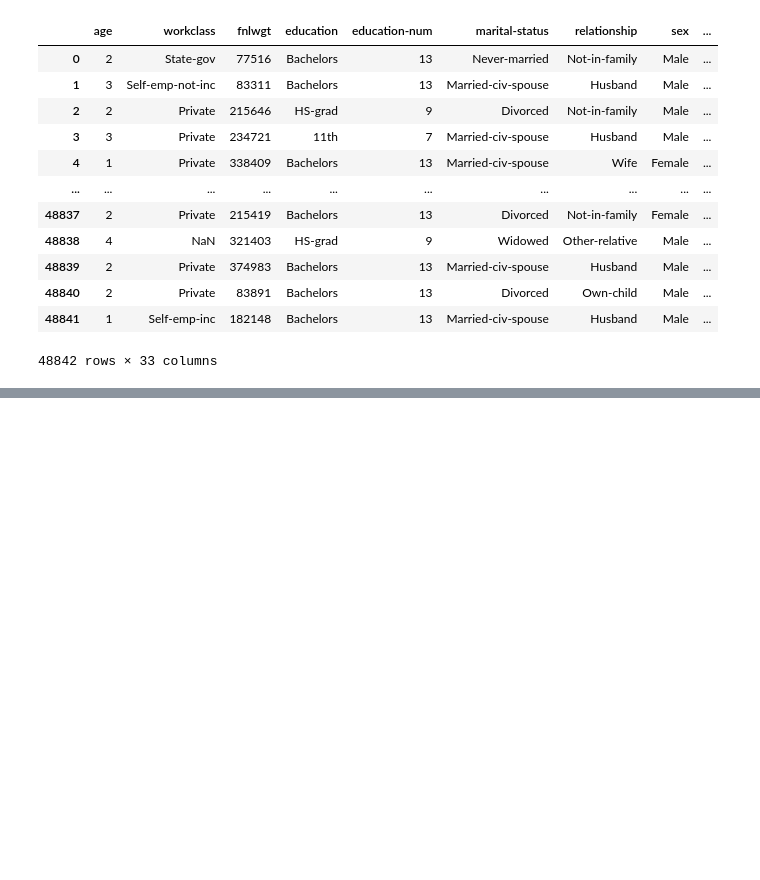
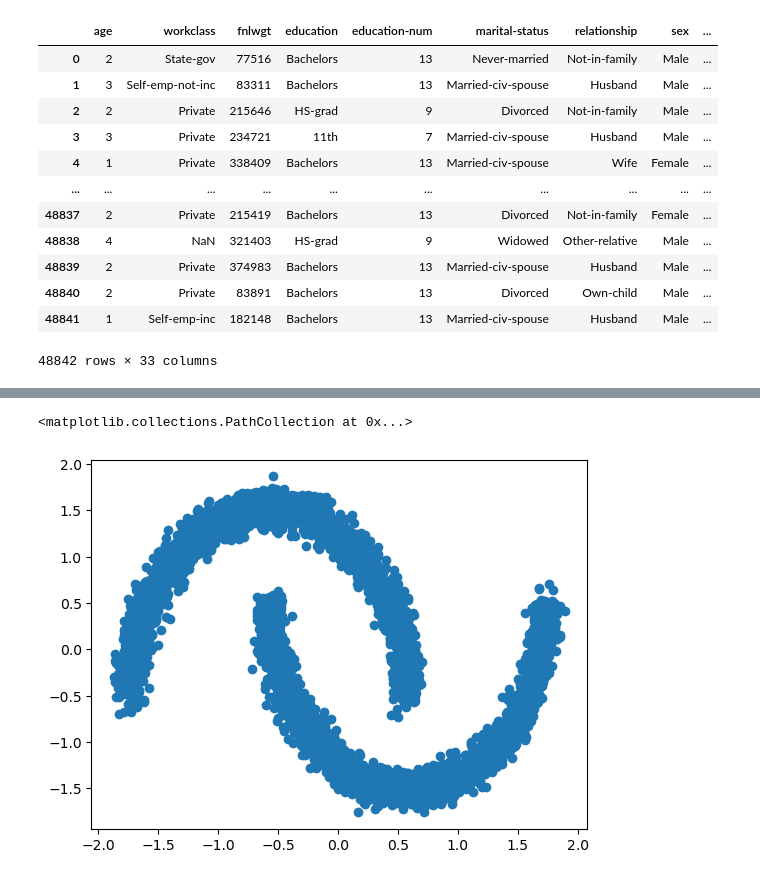
Before and after one commit to taiyobali/scikit-learn, a Jupyter notebook: scikit_learn.ipynb, the cells around one changed output, grey strips where cells are left out. Drawn from its saved outputs; the diff is of its cells as text; code cells hidden in the pictures; blank space fills up the shorter version.

```diff
--- a/scikit_learn.ipynb
+++ b/scikit_learn.ipynb
@@ -383,0 +475,14 @@ final_data
+# %%
+from sklearn.datasets import make_moons
+from sklearn.preprocessing import StandardScaler
+from sklearn.cluster import DBSCAN
+
+X, _ = make_moons(n_samples=5000,noise=0.05,random_state=10)
+scaler = StandardScaler()
+X_scaled = scaler.fit_transform(X)
+
+import matplotlib.pyplot as plt
+plt.scatter(X_scaled[:,0],X_scaled[:,1])
+# %% [output]
+<matplotlib.collections.PathCollection at 0x...>
+[figure, added]
```
Also changed, not shown: parts of 30 cells of this notebook.
